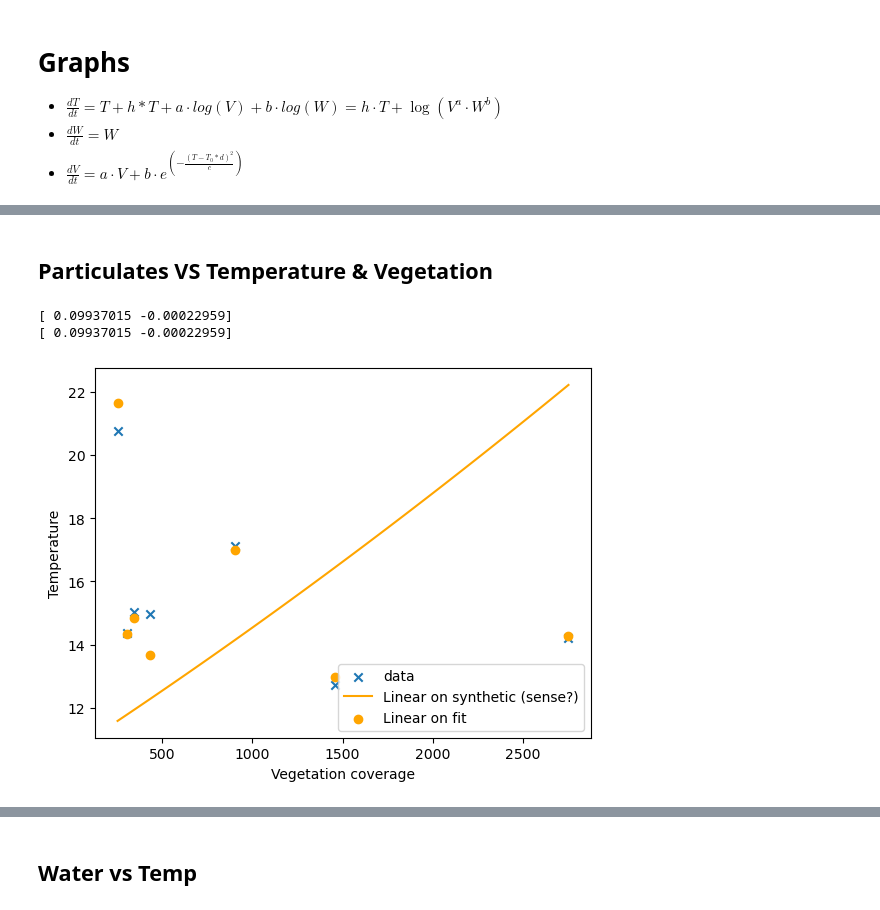
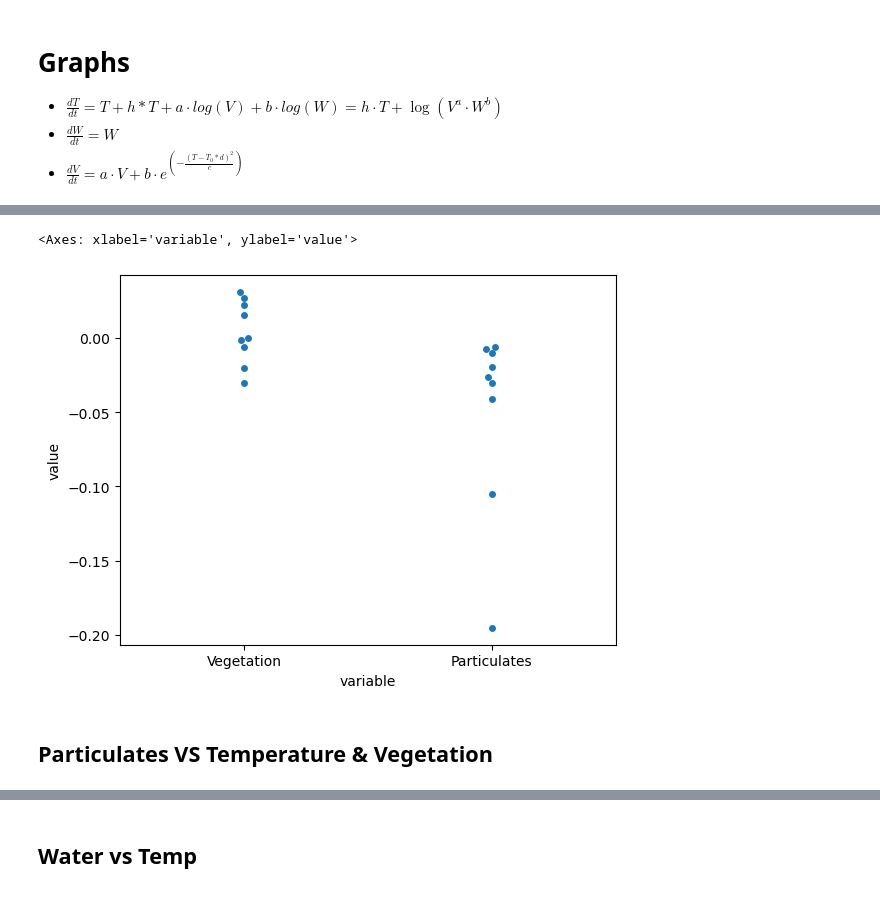
Before and after one commit to Max10-afk/comp_ecology, a Jupyter notebook: scripts/plotting.ipynb, the cells around one changed output, grey strips where cells are left out. Saved outputs shown, nothing was run; the diff lists cells and outputs as text; code cells hidden in the pictures.

```diff
--- a/scripts/plotting.ipynb
+++ b/scripts/plotting.ipynb
@@ -86,29 +88,9 @@ ax.scatter(data["V"],data["P"], dt_linear((data["V"],data["P"]),  *popt_linear),
+# %%
+t_paras_df = pd.DataFrame(res_paras)
+t_paras_df.columns = ["Vegetation", "Particulates"]
+sns.swarmplot(x="variable", y="value", data = pd.melt(t_paras_df))
+# %% [output]
+<Axes: xlabel='variable', ylabel='value'>
+[figure, added]
 # %% [markdown]
 ## Particulates VS Temperature & Vegetation
-# %%
-def dt_linear(PTV , p, r):
-    P, T, V = PTV
-    return  p * P * T - r * V
-
-# Perform the curve fitting
-popt_linear, _ = curve_fit(dt_linear, (data["P"], data["T"], data["V"]), data["P"])#,bounds=[[0,0,0],[100000,10000000,100000]],p0=[0,1,1])
-
-print(popt_linear)
-v_fit = np.linspace(min(data["V"]), max(data["V"]), 100)
-t_fit = np.linspace(min(data["T"]), max(data["T"]), 100)
-p_fit = np.linspace(min(data["P"]), max(data["P"]), 100)
-
-y_linear = dt_linear((p_fit, t_fit, v_fit),  *popt_linear)
-
-plt.scatter(data["V"], data["P"], marker = "x", label = "data")
-plt.plot(v_fit,y_linear, color = "orange", label = "Linear on synthetic (sense?)")
-plt.scatter(data["V"], dt_linear((data["P"], data["T"], data["V"]),  *popt_linear), marker = "o",
-        color = "orange", label = "Linear on fit")
-plt.ylabel("Temperature")
-plt.xlabel("Vegetation coverage")
-plt.legend()
-print(popt_linear)
-# %% [output]
-[ 0.09937015 -0.00022959]
-[ 0.09937015 -0.00022959]
-[figure, removed]
```
Also changed, not shown: parts of 16 cells of this notebook.
